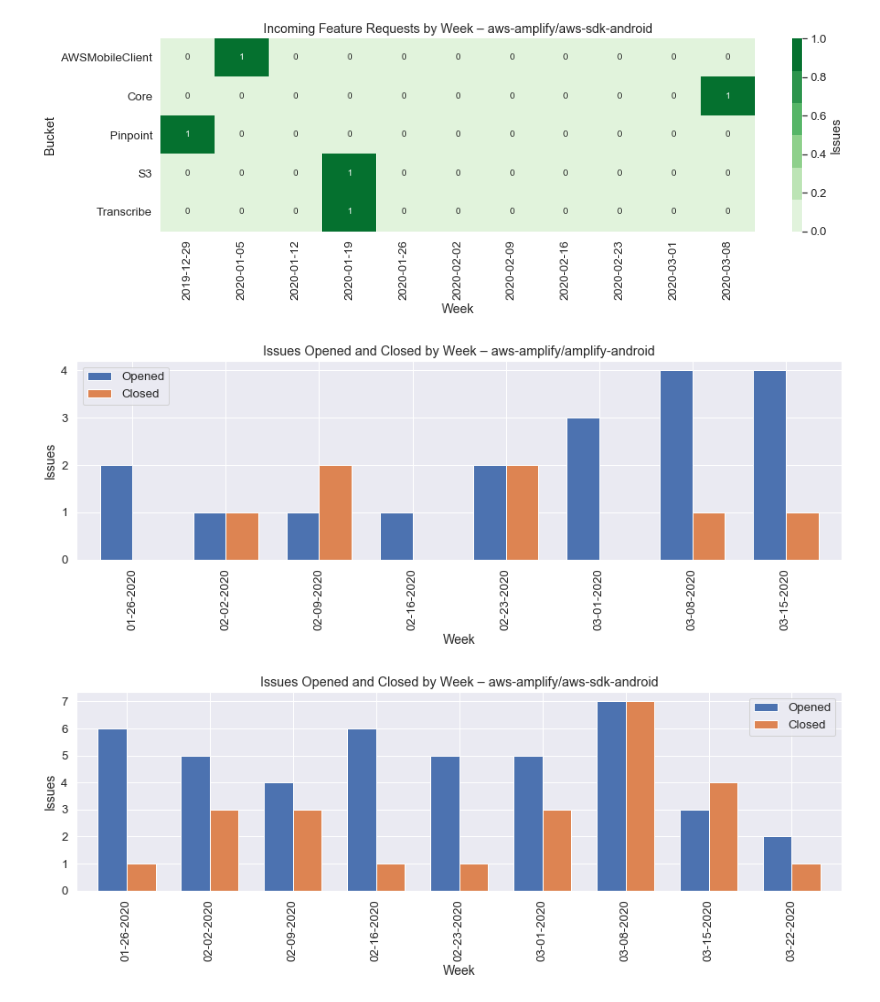
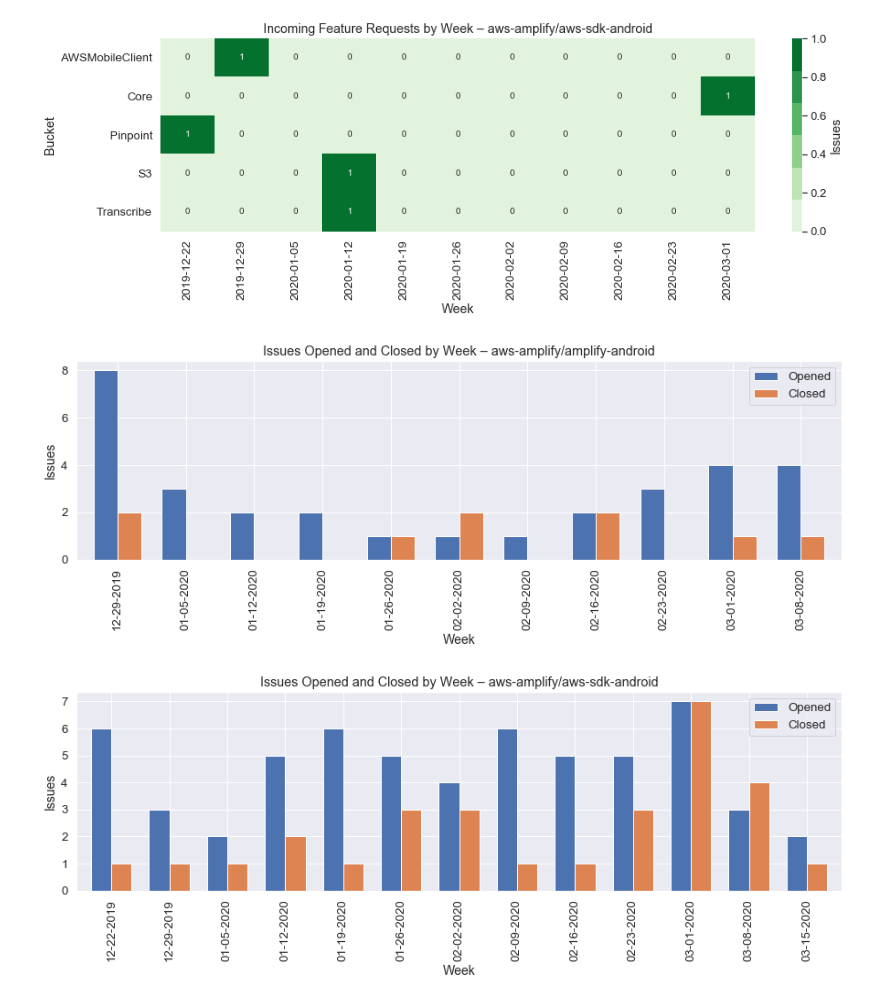
Before and after one commit to jpignata/notebooks, a Jupyter notebook: GitHub Issue Stats by Incoming.ipynb, the cells around one changed output. Drawn from its saved outputs; the diff is of its cells as text; code cells hidden in the pictures.

Commit message:
Use left side of period in labels

```diff
--- a/GitHub Issue Stats by Incoming.ipynb
+++ b/GitHub Issue Stats by Incoming.ipynb
@@ -50,13 +50,10 @@ for repo_name in repo_names:
 
     repos[repo_name] = pd.DataFrame(issues, columns=['id', 'labels', 'created_at', 'closed_at', 'bucket'])
 # %%
-# Incoming Issues by Week
-
+from IPython.core.display import HTML
 from datetime import datetime, timedelta
 import matplotlib.pyplot as plt
 import seaborn as sns
-
-sns.set(font_scale=1.2)
 
 %matplotlib inline
 
@@ -65,7 +62,7 @@ for repo_name, df in repos.items():
 
     df = df.loc[df.created_at > datetime.now() - timedelta(weeks=12)]
     df = df.pivot(index='created_at', columns='bucket', values='created_at')
-    df = df.resample('W').count().transpose()
+    df = df.resample('W', label='left').count().transpose()
     dates = df.columns.strftime('%Y-%m-%d').sort_values().unique()
 
     ax = sns.heatmap(df, xticklabels=dates, cmap=sns.color_palette("Greens"), fmt='d', annot=True,
@@ -100,7 +97,7 @@ for repo_name, df in repos.items():
     df = df.loc[df.label.apply(lambda l: l not in issue_buckets.keys())]
     df = df.loc[df.bucket == 'Bug']
     df = df.pivot(index='created_at', columns='label', values='created_at')
-    df = df.resample('W').count().transpose()
+    df = df.resample('W', label='left').count().transpose()
 
     dates = df.columns.strftime('%Y-%m-%d').sort_values().unique()
     ax = sns.heatmap(df, xticklabels=dates, cmap=sns.color_palette("Greens"), fmt='d', annot=True,
@@ -135,7 +132,7 @@ for repo_name, df in repos.items():
     df = df.loc[df.label.apply(lambda l: l not in issue_buckets.keys())]
     df = df.loc[df.bucket == 'Feature Request']
     df = df.pivot(index='created_at', columns='label', values='created_at')
-    df = df.resample('W').count().transpose()
+    df = df.resample('W', label='left').count().transpose()
 
     dates = df.columns.strftime('%Y-%m-%d').sort_values().unique()
     ax = sns.heatmap(df, xticklabels=dates, cmap=sns.color_palette("Greens"), fmt='d', annot=True,
@@ -149,33 +146,33 @@ for repo_name, df in repos.items():
 # %%
 # Issues Opened and Closed by Week
 
 from datetime import datetime, timedelta
 import matplotlib.pyplot as plt
 import matplotlib.dates as mdates
 import seaborn as sns
 import numpy as np
 
 %matplotlib inline
 
 for repo_name, df in repos.items():
     df = df.loc[df.created_at > datetime.now() - timedelta(weeks=12)]
     opened = df.set_index('created_at')
-    opened = opened.id.resample('W').count().transpose().to_frame('count')
-    closed = df.set_index('closed_at')
-    closed = closed.id.resample('W').count().transpose().to_frame('count')
+    opened = opened.id.resample('W', label='left').count().transpose().to_frame('count')
+    closed = df.dropna().set_index('closed_at').sort_values(by='closed_at')
+    closed = closed.id.resample('W', label='left').count().transpose().to_frame('count')
+
     both = opened.join(closed, how='left', lsuffix='_opened', rsuffix='_closed')
     both.index = both.index.rename('date')
     both = both.rename(columns={'count_opened': 'Opened', 'count_closed': 'Closed'})
-    both = both.loc[both.index > datetime.now() - timedelta(weeks=8)]
 
     ax = both[['Opened','Closed']].plot(kind='bar', width=0.7, figsize=(15, 4), legend=True)
 
     ax.set_xlabel('Week', fontsize=14)
     ax.set_ylabel('Issues', fontsize=14)
     ax.set_xticklabels(both.index.strftime('%m-%d-%Y'))
     ax.set(title=f'Issues Opened and Closed by Week – {repo_name}')
 
     plt.show()
 # %% [output]
-[figure, old version]
+[figure, new version]
-[figure, old version]
+[figure, new version]
```
Also changed, not shown: 1 other file.
